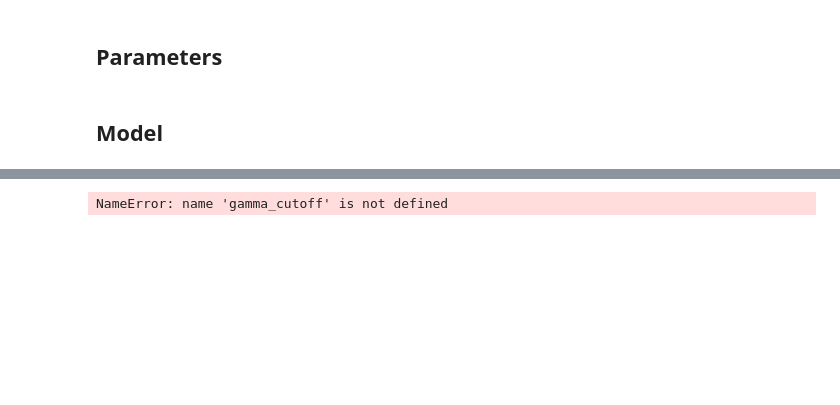
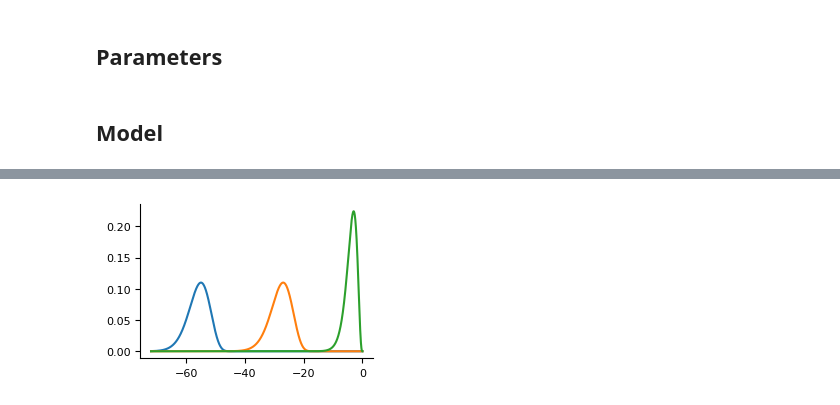
Before and after one commit to Priesemann-Group/covid19_winter_dilemma, a Jupyter notebook: notebooks/model_tests.ipynb, the cells around one changed output, grey strips where cells are left out. Saved outputs shown, nothing was run; the diff lists cells and outputs as text; code cells hidden in the pictures; blank space fills up the shorter version.

```diff
--- a/notebooks/model_tests.ipynb
+++ b/notebooks/model_tests.ipynb
@@ -28,8 +28,8 @@ y0 = {
 
 params = {
     'y0': list(y0.values()),
-    'Rt_base': 3.5,
-    'Rt_free': 5.0,
+    'Rt_base': 3.0,
+    'Rt_free': 4.0,
     'eta': 0.8,
     'kappa': 0.95,
     'sigma': 0.5,
@@ -43,7 +43,7 @@ params = {
     'chi_1': 0.2,
     'alpha_w': 0.008,
     'alpha_u': 0.01,
-    'alpha_R': 8e-3,
+    'alpha_R': 0.008,
     'e_R': 0.,
     'e_u': 0.,
     'e_w': 0.,
@@ -73,8 +157,9 @@ plotting.overview(m, path="./figures/show.pdf")
 # %%
-x = np.arange(-gamma_cutoff-tau_vac1,0,0.01)
-plt.plot(x,gamma_dist.pdf(-x-tau_vac1,14))
-plt.plot(x,gamma_dist.pdf(-x-tau_vac2,14))
+fig = plt.figure(figsize=(3, 2))
+x = np.arange(-params["gamma_cutoff"]-params["tau_vac1"],0,0.01)
+plt.plot(x,gamma_dist.pdf(-x-params["tau_vac1"],14))
+plt.plot(x,gamma_dist.pdf(-x-params["tau_vac2"],14))
 plt.plot(x,gamma_dist.pdf(-x,4))
 plt.show()
 # %% [output]
-NameError: name 'gamma_cutoff' is not defined
+[figure, added]
```
Also changed, not shown: parts of 11 cells of this notebook, 1 other file.
